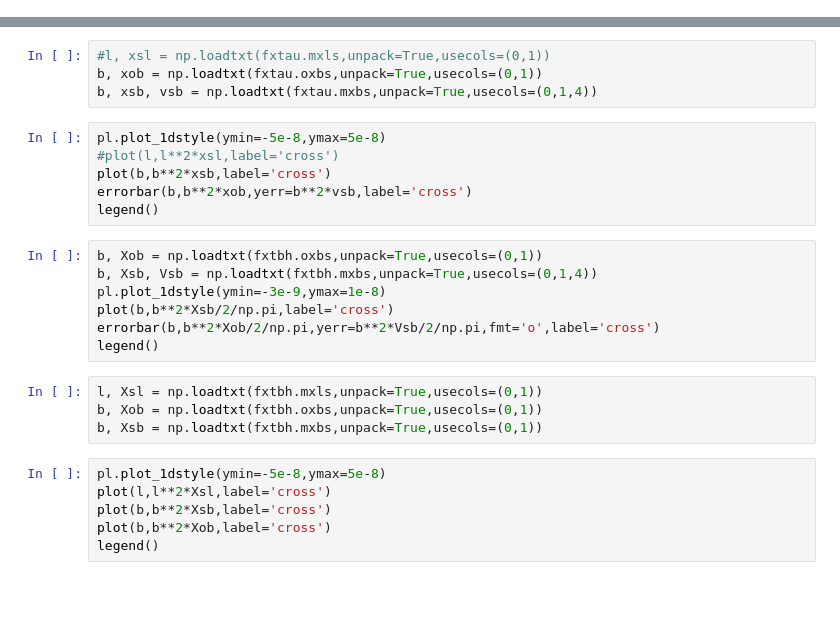
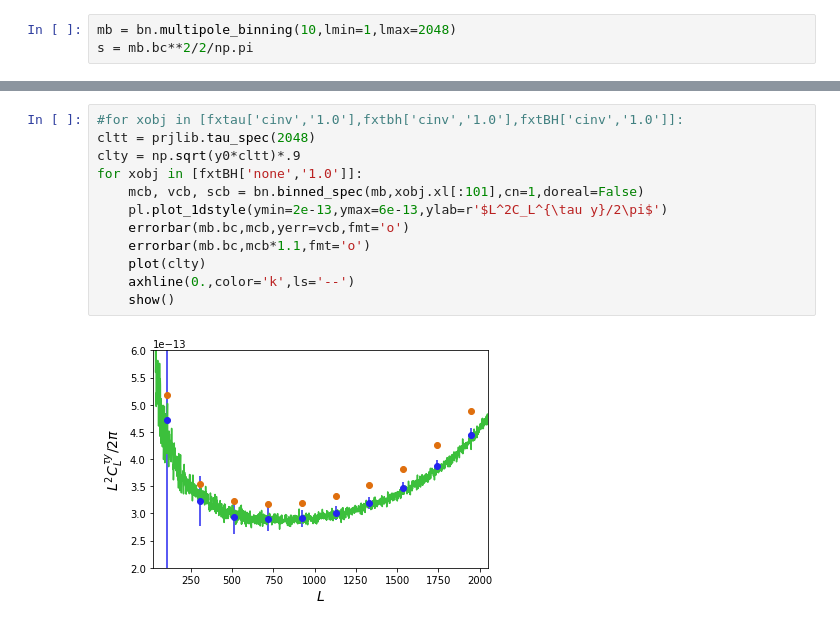
Before and after one commit to toshiyan/planck-tauxy, a Jupyter notebook: check_xcor.ipynb, the cells around one changed output, grey strips where cells are left out. Saved outputs shown, nothing was run; the diff lists cells and outputs as text; blank space fills up the shorter version.

```diff
--- a/check_xcor.ipynb
+++ b/check_xcor.ipynb
@@ -7 +4,4 @@ import plottools as pl
+# %%
+mb = bn.multipole_binning(10,lmin=1,lmax=2048)
+s = mb.bc**2/2/np.pi
 # %%
@@ -23,27 +29,14 @@ legend()
-# %%
-#l, xsl = np.loadtxt(fxtau.mxls,unpack=True,usecols=(0,1))
-b, xob = np.loadtxt(fxtau.oxbs,unpack=True,usecols=(0,1))
-b, xsb, vsb = np.loadtxt(fxtau.mxbs,unpack=True,usecols=(0,1,4))
-# %%
-pl.plot_1dstyle(ymin=-5e-8,ymax=5e-8)
-#plot(l,l**2*xsl,label='cross')
-plot(b,b**2*xsb,label='cross')
-errorbar(b,b**2*xob,yerr=b**2*vsb,label='cross')
-legend()
-# %%
-b, Xob = np.loadtxt(fxtbh.oxbs,unpack=True,usecols=(0,1))
-b, Xsb, Vsb = np.loadtxt(fxtbh.mxbs,unpack=True,usecols=(0,1,4))
-pl.plot_1dstyle(ymin=-3e-9,ymax=1e-8)
-plot(b,b**2*Xsb/2/np.pi,label='cross')
-errorbar(b,b**2*Xob/2/np.pi,yerr=b**2*Vsb/2/np.pi,fmt='o',label='cross')
-legend()
-# %%
-l, Xsl = np.loadtxt(fxtbh.mxls,unpack=True,usecols=(0,1))
-b, Xob = np.loadtxt(fxtbh.oxbs,unpack=True,usecols=(0,1))
-b, Xsb = np.loadtxt(fxtbh.mxbs,unpack=True,usecols=(0,1))
-# %%
-pl.plot_1dstyle(ymin=-5e-8,ymax=5e-8)
-plot(l,l**2*Xsl,label='cross')
-plot(b,b**2*Xsb,label='cross')
-plot(b,b**2*Xob,label='cross')
-legend()
+# %%
+#for xobj in [fxtau['cinv','1.0'],fxtbh['cinv','1.0'],fxtBH['cinv','1.0']]:
+cltt = prjlib.tau_spec(2048)
+clty = np.sqrt(y0*cltt)*.9
+for xobj in [fxtBH['none','1.0']]:
+    mcb, vcb, scb = bn.binned_spec(mb,xobj.xl[:101],cn=1,doreal=False)
+    pl.plot_1dstyle(ymin=2e-13,ymax=6e-13,ylab=r'$L^2C_L^{\tau y}/2\pi$')
+    errorbar(mb.bc,mcb,yerr=vcb,fmt='o')
+    errorbar(mb.bc,mcb*1.1,fmt='o')
+    plot(clty)
+    axhline(0.,color='k',ls='--')
+    show()
+# %% [output]
+[figure, added]
```
Also changed, not shown: parts of 7 cells of this notebook, 9 other files.
